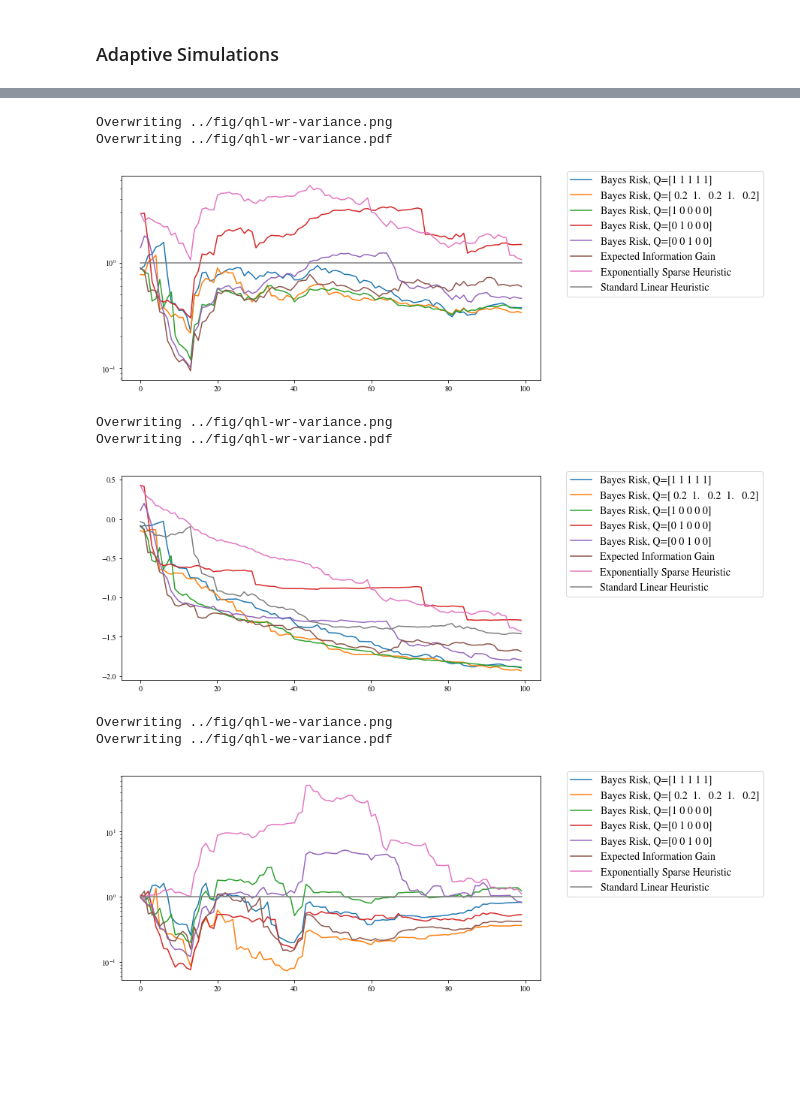
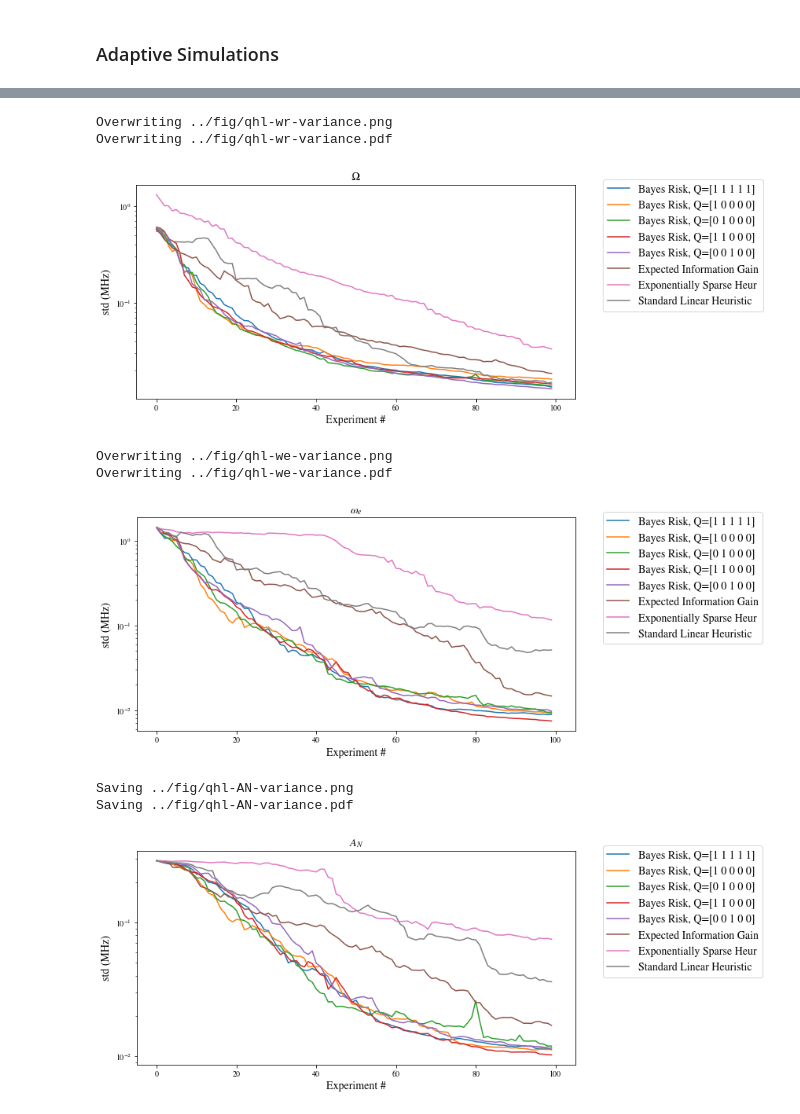
Before and after one commit to ihincks/nv-adaptive, a Jupyter notebook: src/nv-adaptive-simulations.ipynb, the cells around one changed output, grey strips where cells are left out. Drawn from its saved outputs; the diff is of its cells as text; code cells hidden in the pictures; blank space fills up the shorter version.

Commit message:
ran the adaptive heuristic simulation 20 times and averaged results

```diff
--- a/src/nv-adaptive-simulations.ipynb
+++ b/src/nv-adaptive-simulations.ipynb
@@ -230,7 +230,10 @@ if parallel:
 # %% [markdown]
 ###  Test Risk and Information Gain
 # %%
-updater = qi.SMCUpdater(qi.DirectViewParallelizedModel(ham_model,dview), 5000, narrow_prior)
+if parallel:
+    updater = qi.SMCUpdater(qi.DirectViewParallelizedModel(ham_model,dview), 5000, narrow_prior)
+else:
+    updater = qi.SMCUpdater(ham_model, 5000, narrow_prior)
 ham_model._Q = np.array([1,1,1,1,1])
 
 fig = plt.figure(figsize=(10,7))
@@ -281,7 +284,10 @@ def weighted_variance(updater):
     xs = np.sum(updater.model.Q * xs**2, axis=1)
     return np.sum(updater.particle_weights * xs)
 
-updater = qi.SMCUpdater(ham_model, 5000, medium_prior)
+if parallel:
+    updater = qi.SMCUpdater(qi.DirectViewParallelizedModel(ham_model,dview), 5000, narrow_prior)
+else:
+    updater = qi.SMCUpdater(ham_model, 5000, narrow_prior)
 Qs = [
     np.array([1,1,1,1,1]),
     np.array([0.2,1,0.2,1,0.2]),
@@ -592,30 +613,45 @@ for idx_eps in range(n_trials):
 # %%
+idx_model = 0
 fig=plt.figure(figsize=(10,5))
-for idx_h, h in enumerate(heuristics):
-    plt.semilogy(np.sqrt(track_covs[idx_h,:,0,0]/track_covs[-1,:,0,0]), label=h.name)
+for idx_h in range(n_updaters):
+    h = heuristics[0][idx_h]
+    plt.semilogy(np.mean(np.sqrt(track_covs[:,idx_h,:,idx_model,idx_model]),axis=0), label=h.name)
 plt.legend(bbox_to_anchor=(1.05, 1.05))
+plt.title('${}$'.format(ham_model.modelparam_names[idx_model]))
+plt.xlabel('Experiment #')
+plt.ylabel('std (MHz)')
 export_figure(fig, 'qhl-wr-variance')
 # %% [output]
 Overwriting ../fig/qhl-wr-variance.png
 Overwriting ../fig/qhl-wr-variance.pdf
-[figure, old version]
+[figure, new version]
 # %%
+idx_model = 1
 fig=plt.figure(figsize=(10,5))
-for idx_h, h in enumerate(heuristics):
-    plt.plot(np.log10(np.sqrt(track_covs[idx_h,:,0,0])), label=h.name)
+for idx_h in range(n_updaters):
+    h = heuristics[0][idx_h]
+    plt.semilogy(np.mean(np.sqrt(track_covs[:,idx_h,:,idx_model,idx_model]),axis=0), label=h.name)
 plt.legend(bbox_to_anchor=(1.05, 1.05))
-export_figure(fig, 'qhl-wr-variance')
+plt.title('${}$'.format(ham_model.modelparam_names[idx_model]))
+plt.xlabel('Experiment #')
+plt.ylabel('std (MHz)')
+export_figure(fig, 'qhl-we-variance')
 # %% [output]
-Overwriting ../fig/qhl-wr-variance.png
-Overwriting ../fig/qhl-wr-variance.pdf
+Overwriting ../fig/qhl-we-variance.png
+Overwriting ../fig/qhl-we-variance.pdf
-[figure, old version]
+[figure, new version]
 # %%
+idx_model = 3
 fig=plt.figure(figsize=(10,5))
-for idx_h, h in enumerate(heuristics):
-    plt.semilogy(np.sqrt(track_covs[idx_h,:,1,1]/track_covs[-1,:,1,1]), label=h.name)
+for idx_h in range(n_updaters):
+    h = heuristics[0][idx_h]
+    plt.semilogy(np.mean(np.sqrt(track_covs[:,idx_h,:,idx_model,idx_model]),axis=0), label=h.name)
 plt.legend(bbox_to_anchor=(1.05, 1.05))
-export_figure(fig, 'qhl-we-variance')
+plt.title('${}$'.format(ham_model.modelparam_names[idx_model]))
+plt.xlabel('Experiment #')
+plt.ylabel('std (MHz)')
+export_figure(fig, 'qhl-AN-variance')
 # %% [output]
-Overwriting ../fig/qhl-we-variance.png
-Overwriting ../fig/qhl-we-variance.pdf
+Saving ../fig/qhl-AN-variance.png
+Saving ../fig/qhl-AN-variance.pdf
-[figure, old version]
+[figure, new version]
```
Also changed, not shown: parts of 9 cells of this notebook, 6 other files.
